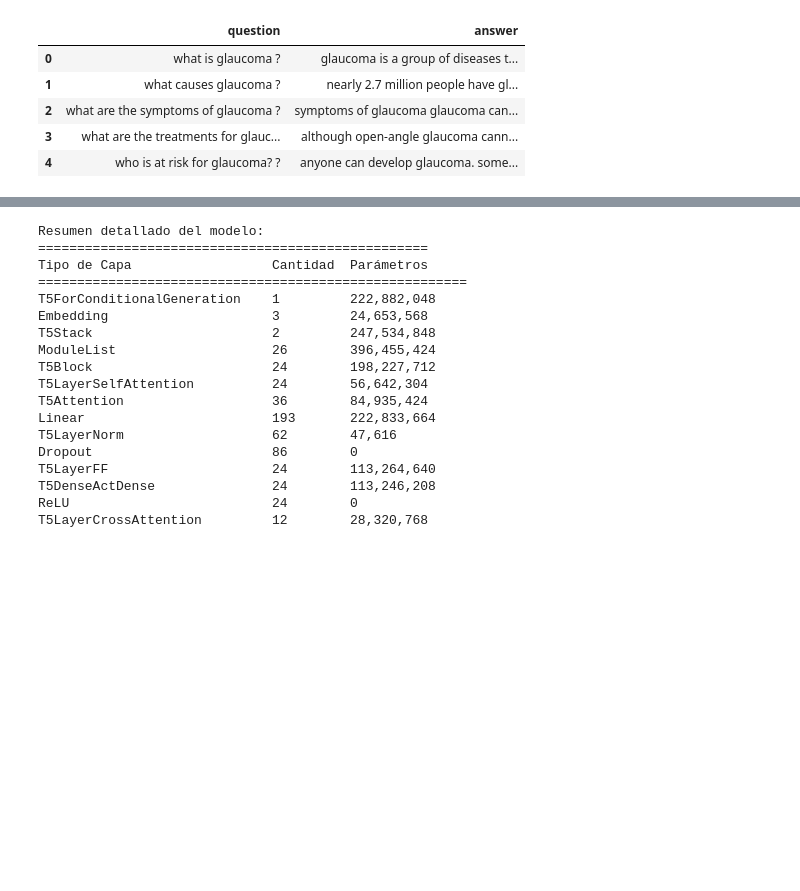
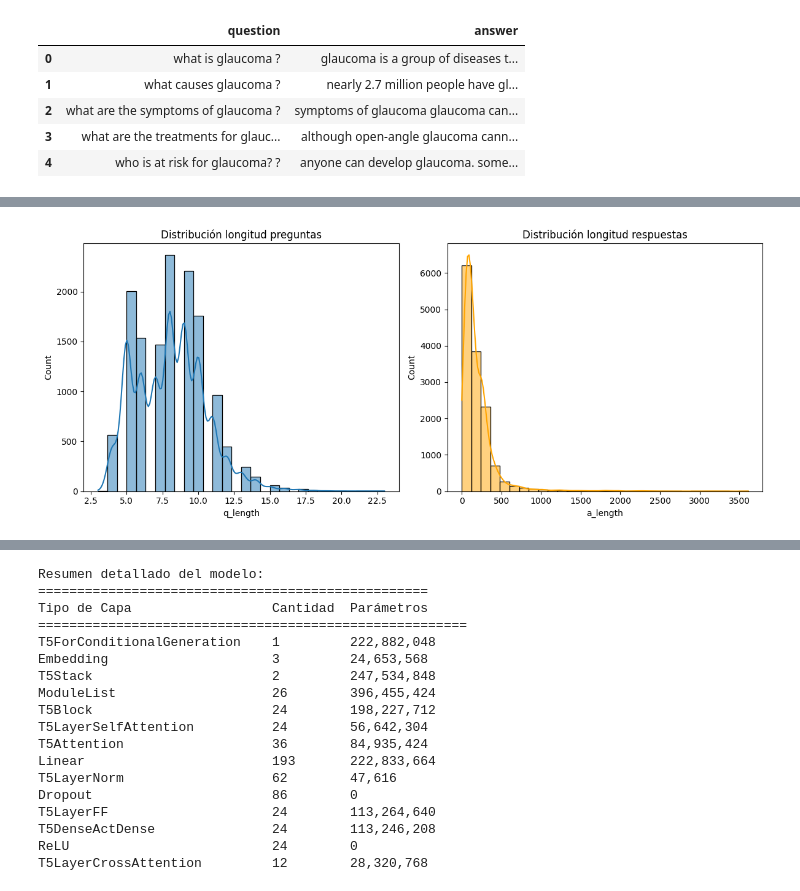
Before and after one commit to IvanSalinas2000/Preprocesamiento-y-clasificacion-de-datos, a Jupyter notebook: Proyecto/ProyectoChatBot Borrador.ipynb, the cells around one changed output, grey strips where cells are left out. Cells and saved outputs as stored; diff of their text form; code cells hidden in the pictures; blank space fills up the shorter version.

```diff
--- a/Proyecto/ProyectoChatBot Borrador.ipynb
+++ b/Proyecto/ProyectoChatBot Borrador.ipynb
@@ -220,0 +174,94 @@ Muestra de Datos Final:
+# %%
+# Longitud de preguntas y respuestas en tokens
+df['q_length'] = df['question'].apply(lambda x: len(x.split()))
+df['a_length'] = df['answer'].apply(lambda x: len(x.split()))
+
+print("\nEstadísticas de longitud:")
+print(df[['q_length', 'a_length']].describe().round(2))
+
+# Visualización
+plt.figure(figsize=(12, 5))
+plt.subplot(1, 2, 1)
+sns.histplot(df['q_length'], bins=30, kde=True)
+plt.title('Distribución longitud preguntas')
+
+plt.subplot(1, 2, 2)
+sns.histplot(df['a_length'], bins=30, kde=True, color='orange')
+plt.title('Distribución longitud respuestas')
+plt.tight_layout()
+plt.show()
+
+from collections import Counter
+
+# Palabras más comunes en preguntas
+q_words = ' '.join(df['question']).lower().split()
+q_word_counts = Counter(q_words).most_common(20)
+
+# Palabras más comunes en respuestas
+a_words = ' '.join(df['answer']).lower().split()
+a_word_counts = Counter(a_words).most_common(20)
+
+print("\nTop 20 palabras en preguntas:")
+print(q_word_counts)
+
+print("\nTop 20 palabras en respuestas:")
+print(a_word_counts)
+
+# Clasificación por palabra inicial
+question_types = df['question'].str.extract(r'^(what|who|why|when|where|how|is|are|does|do|can|will)', flags=re.IGNORECASE)[0]
+question_dist = question_types.value_counts(normalize=True).sort_values(ascending=False)
+
+print("\nDistribución de tipos de preguntas:")
+print(question_dist)
+
+# Visualización
+question_dist.plot(kind='bar', figsize=(10, 4), title='Distribución de tipos de preguntas')
+plt.ylabel('Porcentaje')
+plt.show()
+
+# Correlación longitud pregunta-respuesta
+correlation = df['q_length'].corr(df['a_length'])
+print(f"\nCorrelación entre longitud de pregunta y respuesta: {correlation:.2f}")
+
+# Gráfico de dispersión
+sns.jointplot(x='q_length', y='a_length', data=df, kind='reg', height=6)
+plt.suptitle('Relación entre longitud de pregunta y respuesta', y=1.02)
+plt.show()
+
+
+
+import spacy
+nlp = spacy.load('en_core_web_sm')
+
+def extract_entities(text):
+    doc = nlp(text)
+    return [ent.text for ent in doc.ents if ent.label_ in ['DISEASE', 'CHEMICAL', 'ORG']]
+
+# Extraer entidades médicas
+df['q_entities'] = df['question'].apply(extract_entities)
+df['a_entities'] = df['answer'].apply(extract_entities)
+
+# Conteo de entidades
+all_entities = [item for sublist in df['a_entities'] for item in sublist]
+entity_counts = Counter(all_entities).most_common(15)
+
+print("\nEntidades médicas más frecuentes:")
+print(entity_counts)
+
+# Patrones para identificar categorías
+patterns = {
+    'diagnosis': r'diagnos|signs|symptoms',
+    'treatment': r'treat|therapy|drug|medication',
+    'prevention': r'prevent|avoid|risk',
+    'anatomy': r'organ|body part|muscle|bone'
+}
+
+# Clasificación automática
+for category, pattern in patterns.items():
+    df[category] = df['question'].str.contains(pattern, case=False)
+
+# Conteo por categoría
+category_counts = df[list(patterns.keys())].sum().sort_values(ascending=False)
+print("\nDistribución por categorías médicas:")
+print(category_counts)
+# %% [output]
@@ -220,0 +278 @@ Muestra de Datos Final:
+[figure, added]
```
Also changed, not shown: parts of 16 cells of this notebook.
